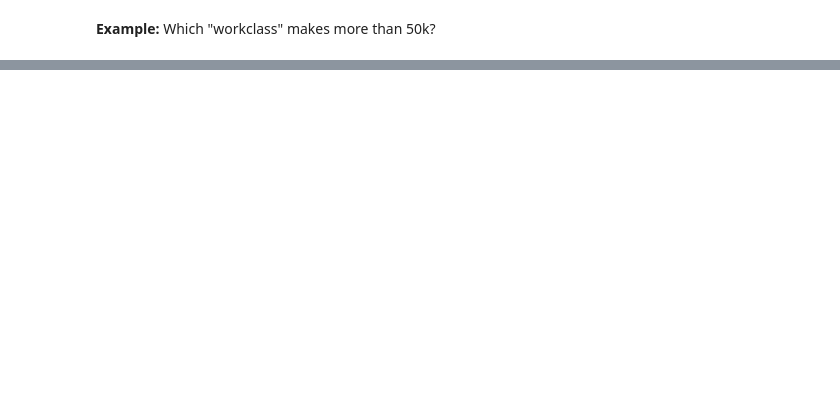
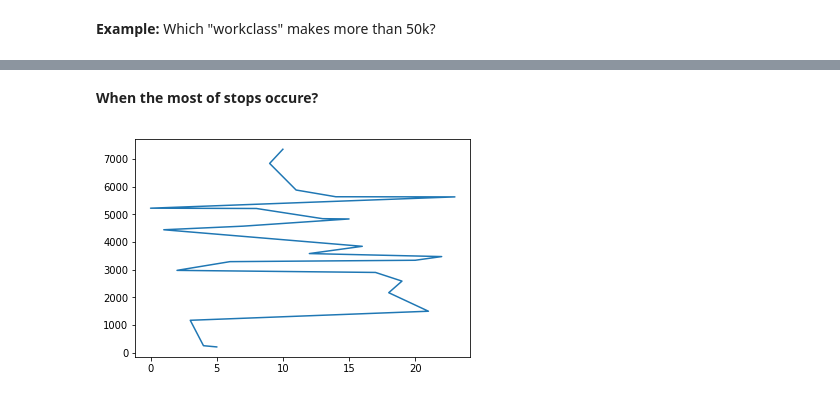
Before and after one commit to mesmalif/Predictive-Modelling-and-Data-Mining, a Jupyter notebook: W2_Data Preparation.ipynb, the cells around one changed output, grey strips where cells are left out. Cells and saved outputs as stored; diff of their text form; code cells hidden in the pictures; blank space fills up the shorter version.

```diff
--- a/W2_Data Preparation.ipynb
+++ b/W2_Data Preparation.ipynb
@@ -204,0 +217,6 @@ Name: workclass, dtype: int64
+# %%
+# Load the household power consumption dataset
+
+EN=pd.read_table('C:\\Users\\Esmal\\Desktop\\bigdata\\data\\Police.csv', sep=',')
+
+EN.head()
@@ -204,0 +230,4 @@ Name: workclass, dtype: int64
+# %%
+EN['DateTime']=pd.to_datetime(EN['Date'])
+
+EN.dtypes
@@ -212,0 +281,10 @@ Name: workclass, dtype: int64
+# %% [markdown]
+**When the most of stops occure?**
+# %%
+Hrfreq= EN.DateTime.dt.hour.value_counts()                    # try .sort_values() and .sort_index()
+
+plt.plot(Hrfreq)
+
+plt.show()
+# %% [output]
+[figure, added]
```
Also changed, not shown: parts of 22 cells of this notebook, 3 other files.
